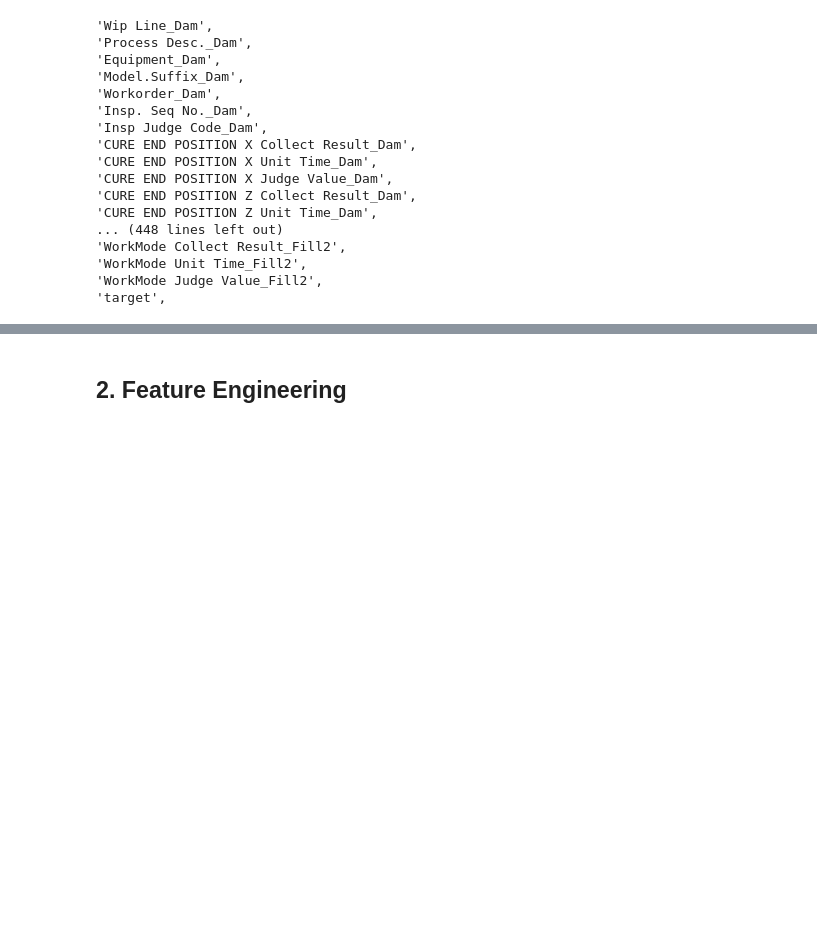
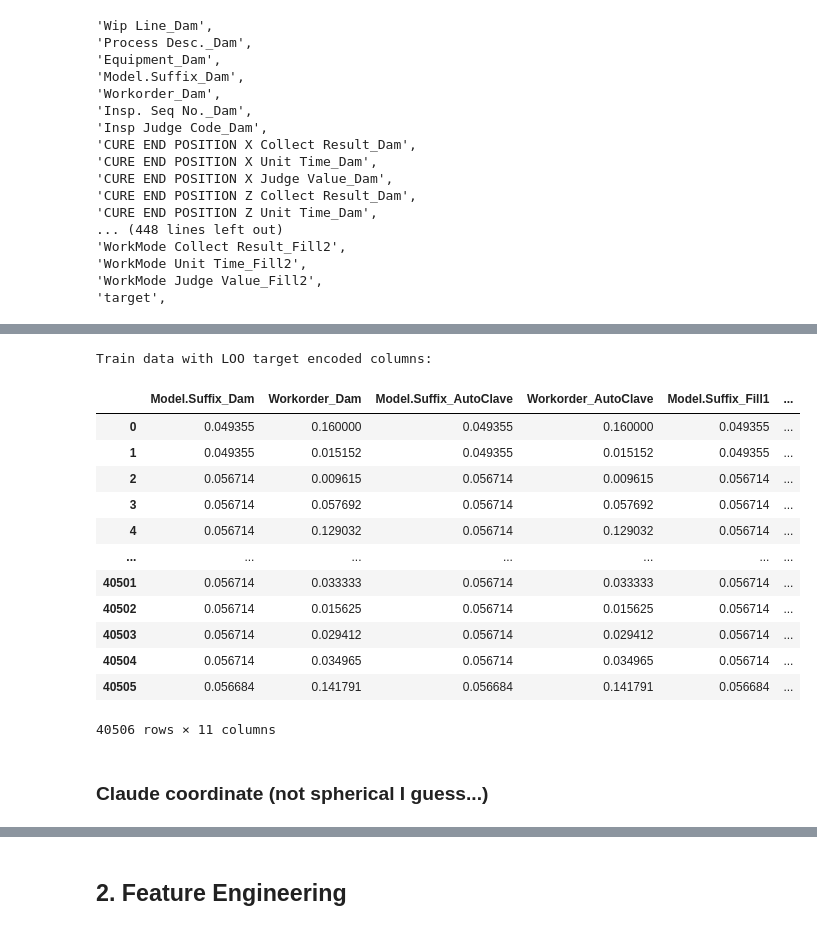
Before and after one commit to cequala/Data-Analysis-Projects, a Jupyter notebook: LG Aimers 5기/code_jongwu.ipynb, the cells around one changed output, grey strips where cells are left out. Drawn from its saved outputs; the diff is of its cells as text; code cells hidden in the pictures; blank space fills up the shorter version.

```diff
--- a/LG Aimers 5기/code_jongwu.ipynb
+++ b/LG Aimers 5기/code_jongwu.ipynb
@@ -296,0 +336,3 @@ Coordinate_columns = ['HEAD NORMAL COORDINATE X AXIS(Stage1) Collect Result_Fill
+# %%
+all_columns = train_data.columns.tolist()
+# all_columns = test_data.columns.tolist()
@@ -296,0 +679,8 @@ Coordinate_columns = ['HEAD NORMAL COORDINATE X AXIS(Stage1) Collect Result_Fill
+# %%
+
+# Combine spherical coordinates and partial coordinates with the original train_data
+train_data_combined = pd.concat([train_data, spherical_coords, partial_coords], axis=1)
+
+# Display the first few rows of the combined DataFrame to verify the merge
+print("Combined train_data with new features:")
+train_data_combined
@@ -296,0 +713,48 @@ Coordinate_columns = ['HEAD NORMAL COORDINATE X AXIS(Stage1) Collect Result_Fill
+# %%
+import category_encoders as ce
+
+# Example: Assume 'target' is the column to predict
+# Replace 'target' with the actual name of your target column
+target_column = 'target'
+
+# List of columns to encode using LOO target encoding
+initial_columns_to_encode = [
+    'Model.Suffix_Dam', 'Workorder_Dam',
+    'Model.Suffix_AutoClave', 'Workorder_AutoClave',
+    'Model.Suffix_Fill1', 'Workorder_Fill1',
+    'Model.Suffix_Fill2', 'Workorder_Fill2',
+    'PalletID Collect Result_Dam', 'PalletID Collect Result_Fill1',
+    'PalletID Collect Result_Fill2'
+]
+
+# Replace target values with numerical ones if necessary
+train_data_combined["target"] = train_data_combined["target"].replace({"Normal": 0, "AbNormal": 1})
+
+# Extract the initial_columns_to_encode from the train_data_combined DataFrame
+initial_data_to_encode = train_data_combined[initial_columns_to_encode]
+
+# Initialize the LOO encoder
+loo_encoder = ce.LeaveOneOutEncoder(cols=initial_columns_to_encode, return_df=True)
+
+# Fit and transform the data using the LOO encoder
+categorical_data_encoded = loo_encoder.fit_transform(initial_data_to_encode, train_data_combined[target_column])
+
+# Display the first few rows of the encoded DataFrame
+print("Train data with LOO target encoded columns:")
+# train_data_combined
+categorical_data_encoded
+# %% [output]
+Train data with LOO target encoded columns:
+|  | Model.Suffix_Dam | Workorder_Dam | Model.Suffix_AutoClave | Workorder_AutoClave | Model.Suffix_Fill1 | ... |
+| 0 | 0.049355 | 0.160000 | 0.049355 | 0.160000 | 0.049355 | ... |
+| 1 | 0.049355 | 0.015152 | 0.049355 | 0.015152 | 0.049355 | ... |
+| 2 | 0.056714 | 0.009615 | 0.056714 | 0.009615 | 0.056714 | ... |
+| 3 | 0.056714 | 0.057692 | 0.056714 | 0.057692 | 0.056714 | ... |
+| 4 | 0.056714 | 0.129032 | 0.056714 | 0.129032 | 0.056714 | ... |
+| ... | ... | ... | ... | ... | ... | ... |
+| 40501 | 0.056714 | 0.033333 | 0.056714 | 0.033333 | 0.056714 | ... |
+| 40502 | 0.056714 | 0.015625 | 0.056714 | 0.015625 | 0.056714 | ... |
+| 40503 | 0.056714 | 0.029412 | 0.056714 | 0.029412 | 0.056714 | ... |
+| 40504 | 0.056714 | 0.034965 | 0.056714 | 0.034965 | 0.056714 | ... |
+| 40505 | 0.056684 | 0.141791 | 0.056684 | 0.141791 | 0.056684 | ... |
+40506 rows × 11 columns
@@ -296,0 +764,2 @@ Coordinate_columns = ['HEAD NORMAL COORDINATE X AXIS(Stage1) Collect Result_Fill
+# %% [markdown]
+### Claude coordinate (not spherical I guess...)
```
Also changed, not shown: parts of 35 cells of this notebook.
